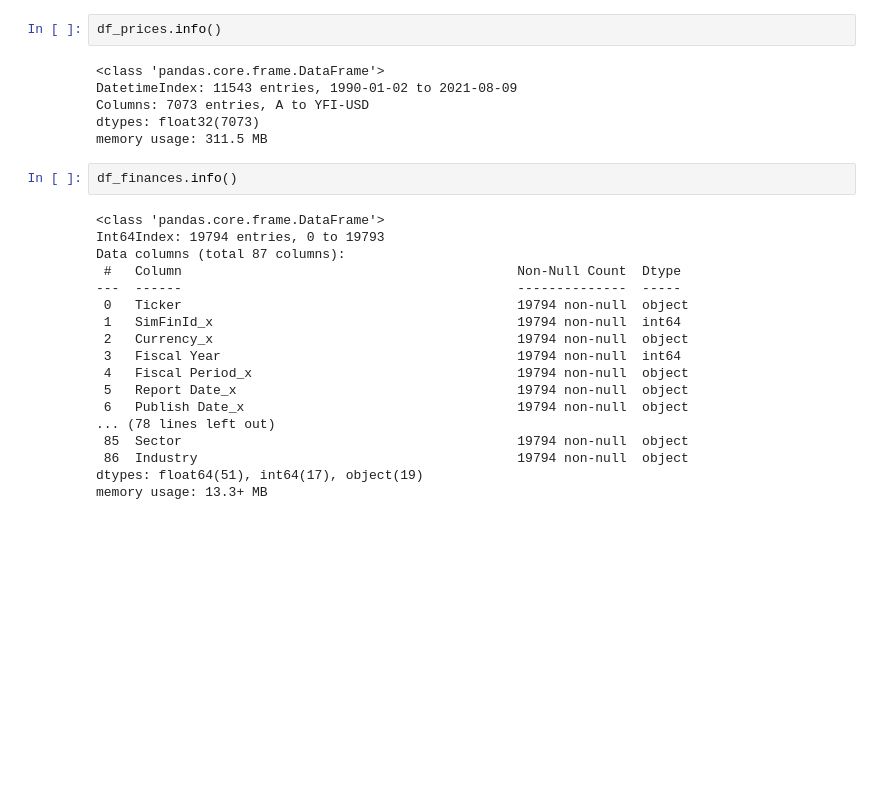
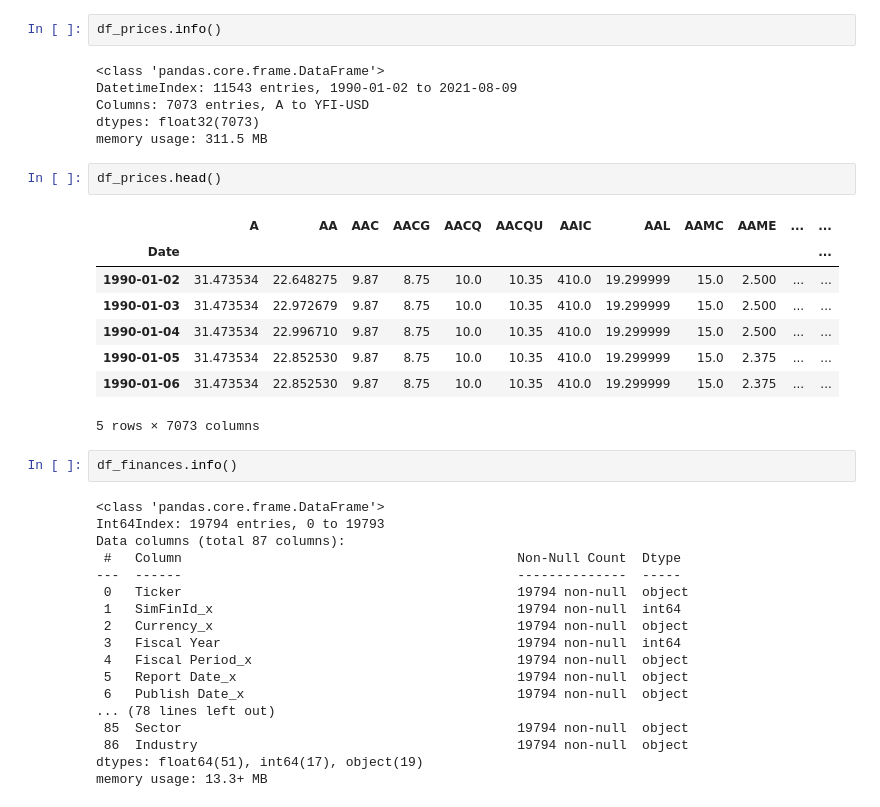
Before and after one commit to mpolch/datachallenge, a Jupyter notebook: notebooks/afeb_prices.ipynb, the cells around one changed output. Drawn from its saved outputs; the diff is of its cells as text; blank space fills up the shorter version.

```diff
--- a/notebooks/afeb_prices.ipynb
+++ b/notebooks/afeb_prices.ipynb
@@ -21,6 +18,17 @@ DatetimeIndex: 11543 entries, 1990-01-02 to 2021-08-09
 Columns: 7073 entries, A to YFI-USD
 dtypes: float32(7073)
 memory usage: 311.5 MB
+# %%
+df_prices.head()
+# %% [output]
+|  | A | AA | AAC | AACG | AACQ | AACQU | AAIC | AAL | AAMC | AAME | ... | ... |
+| Date |  |  |  |  |  |  |  |  |  |  |  | ... |
+| 1990-01-02 | 31.473534 | 22.648275 | 9.87 | 8.75 | 10.0 | 10.35 | 410.0 | 19.299999 | 15.0 | 2.500 | ... | ... |
+| 1990-01-03 | 31.473534 | 22.972679 | 9.87 | 8.75 | 10.0 | 10.35 | 410.0 | 19.299999 | 15.0 | 2.500 | ... | ... |
+| 1990-01-04 | 31.473534 | 22.996710 | 9.87 | 8.75 | 10.0 | 10.35 | 410.0 | 19.299999 | 15.0 | 2.500 | ... | ... |
+| 1990-01-05 | 31.473534 | 22.852530 | 9.87 | 8.75 | 10.0 | 10.35 | 410.0 | 19.299999 | 15.0 | 2.375 | ... | ... |
+| 1990-01-06 | 31.473534 | 22.852530 | 9.87 | 8.75 | 10.0 | 10.35 | 410.0 | 19.299999 | 15.0 | 2.375 | ... | ... |
+5 rows × 7073 columns
 # %%
 df_finances.info()
 # %% [output]
```
Also changed, not shown: parts of 7 cells of this notebook, 15 other files.
